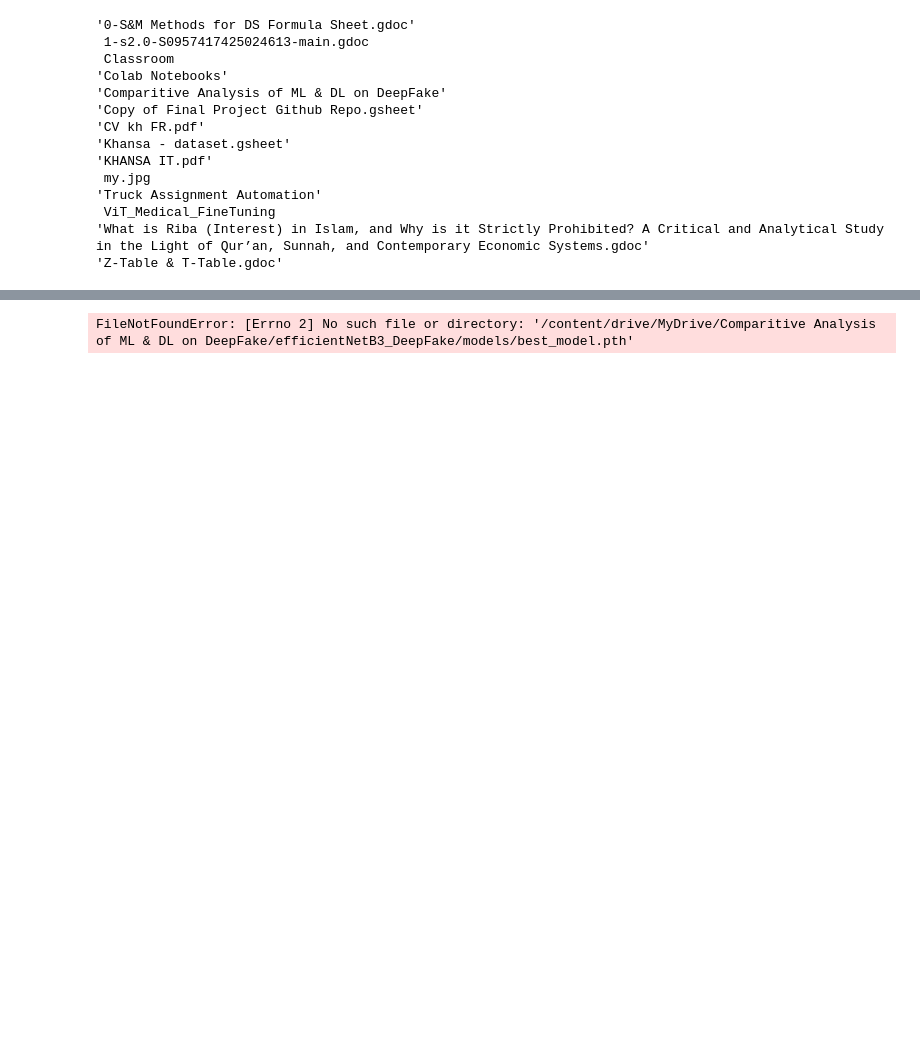
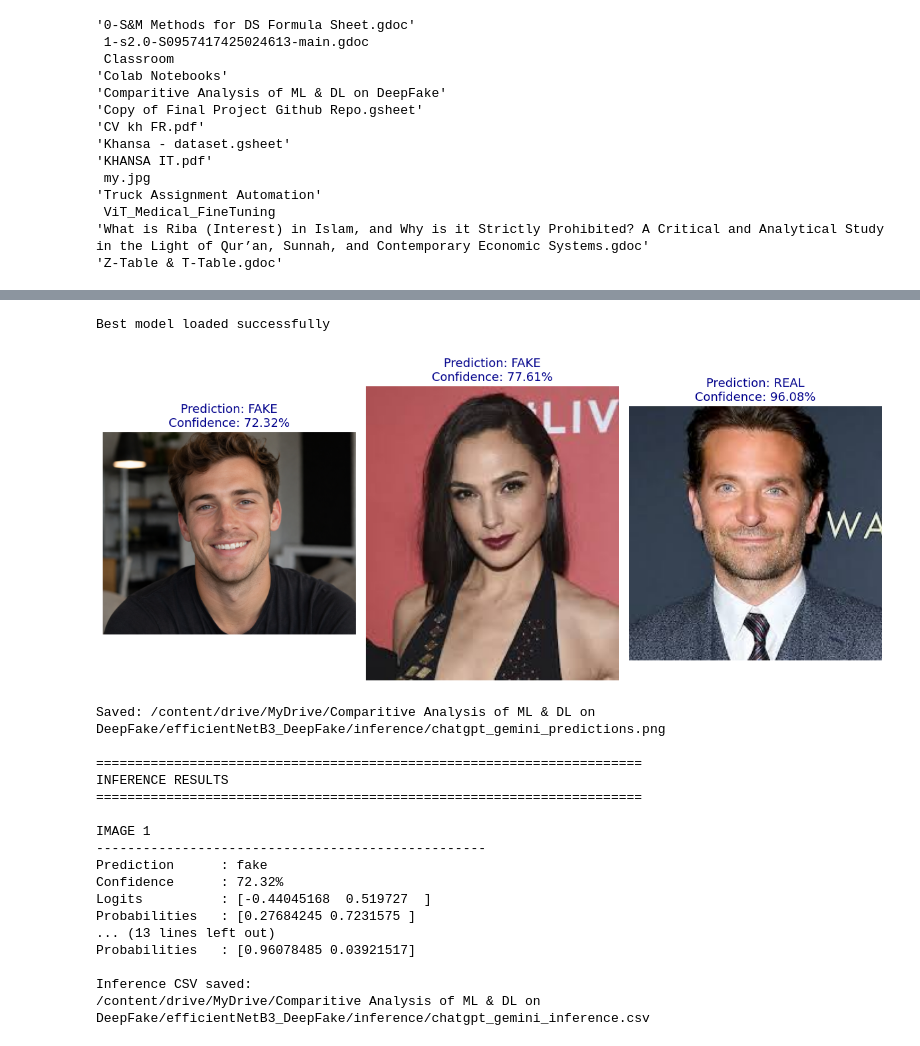
Before and after one commit to khansa-020/Deep-Fake-Detection, a Jupyter notebook: DeepFake_EfficientNetB3.ipynb, the cells around one changed output, grey strips where cells are left out. Saved outputs shown, nothing was run; the diff lists cells and outputs as text; code cells hidden in the pictures; blank space fills up the shorter version.

```diff
--- a/DeepFake_EfficientNetB3.ipynb
+++ b/DeepFake_EfficientNetB3.ipynb
@@ -1860,10 +2617,11 @@ inference_transform = transforms.Compose([
 # ============================================================
 # Upload your ChatGPT / Gemini generated images to Colab
 
-IMAGE_1 = "/content/chatgpt_image.png"
-IMAGE_2 = "/content/gemini_image.png"
+IMAGE_1 = "/content/CG_img.png"
+IMAGE_2 = "/content/B_image.jpg"
+IMAGE_3 = "/content/down_image.jpg"
 
-image_paths = [IMAGE_1, IMAGE_2]
+image_paths = [IMAGE_1, IMAGE_2,IMAGE_3]
 
 # ============================================================
 # 6. PREDICTION FUNCTION
@@ -1994,31 +2752,49 @@ for idx, result in enumerate(results):
         "Prob_Real": result["probabilities"][0],
         "Prob_Fake": result["probabilities"][1]
     })
 
 results_df = pd.DataFrame(rows)
 
 results_csv_path = os.path.join(
     INFER_DIR,
     "chatgpt_gemini_inference.csv"
 )
 
 results_df.to_csv(
     results_csv_path,
     index=False
 )
 
 print("\nInference CSV saved:")
 print(results_csv_path)
 
 # ============================================================
 # 12. OPTIONAL SINGLE IMAGE TEST
 # ============================================================
 # Example:
 #
 # single_result = predict_image("/content/test_image.png")
 #
 # print(single_result)
 #
 # ============================================================
 # %% [output]
-FileNotFoundError: [Errno 2] No such file or directory: '/content/drive/MyDrive/Comparitive Analysis of ML & DL on DeepFake/efficientNetB3_DeepFake/models/best_model.pth'
+Best model loaded successfully
+[figure, added]
+Saved: /content/drive/MyDrive/Comparitive Analysis of ML & DL on DeepFake/efficientNetB3_DeepFake/inference/chatgpt_gemini_predictions.png
+
+======================================================================
+INFERENCE RESULTS
+======================================================================
+
+IMAGE 1
+--------------------------------------------------
+Prediction      : fake
+Confidence      : 72.32%
+Logits          : [-0.44045168  0.519727  ]
+Probabilities   : [0.27684245 0.7231575 ]
+... (13 lines left out)
+Probabilities   : [0.96078485 0.03921517]
+
+Inference CSV saved:
+/content/drive/MyDrive/Comparitive Analysis of ML & DL on DeepFake/efficientNetB3_DeepFake/inference/chatgpt_gemini_inference.csv
```
Also changed, not shown: parts of 14 cells of this notebook.
